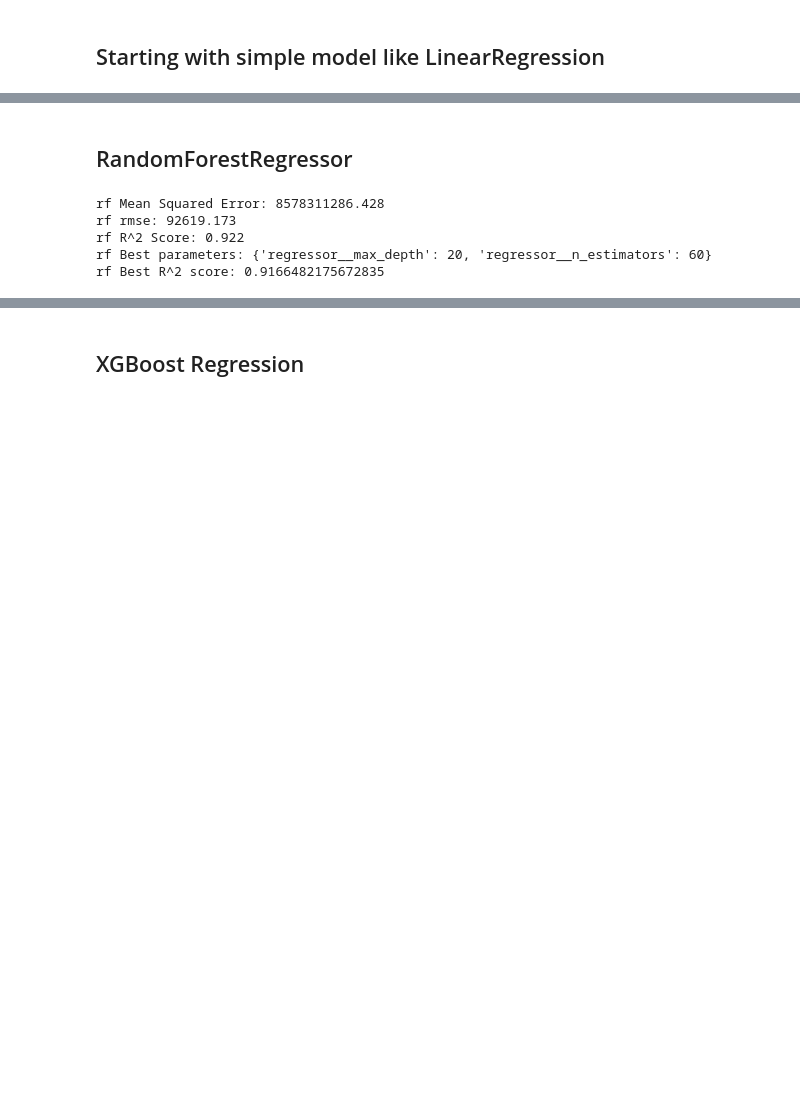
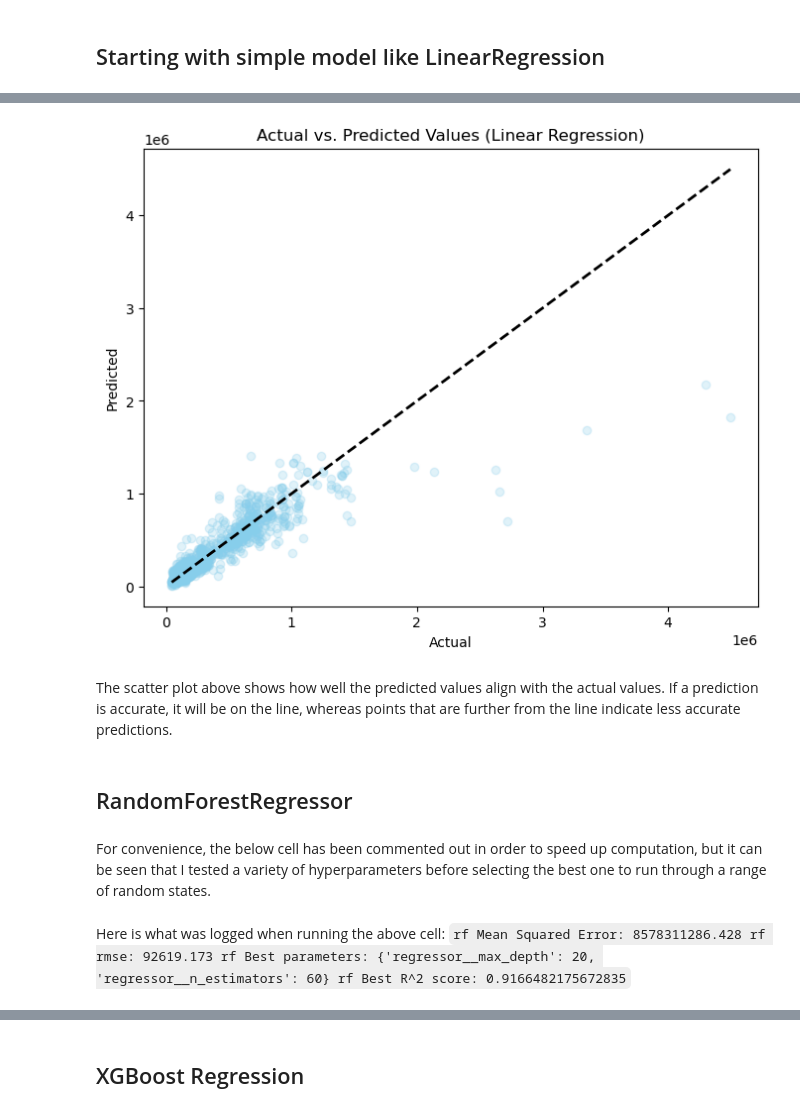
Before and after one commit to angelay1006/CO2_Emissions_Across_Flights, a Jupyter notebook: final_project_source_code.ipynb, the cells around one changed output, grey strips where cells are left out. Cells and saved outputs as stored; diff of their text form; code cells hidden in the pictures; blank space fills up the shorter version.

```diff
--- a/final_prep_2.ipynb
+++ b/final_project_source_code.ipynb
@@ -452,30 +502,50 @@ plt.show()
+# %%
+# plot true vs predicted for linearregressor only
+pipeline.set_params(**{'regressor': LinearRegression()})
+
+pipeline.fit(X_train, y_train)
+y_pred_linear = pipeline.predict(X_test)
+
+# Plotting actual vs predicted values
+plt.figure(figsize=(8, 6))
+plt.scatter(y_test, y_pred_linear, alpha=0.25, color='skyblue')
+plt.plot([y_test.min(), y_test.max()], [y_test.min(), y_test.max()], 'k--', lw=2)  # Diagonal line
+plt.xlabel('Actual')
+plt.ylabel('Predicted')
+plt.title('Actual vs. Predicted Values (Linear Regression)')
+plt.show()
+# %% [output]
+[figure, added]
+# %% [markdown]
+The scatter plot above shows how well the predicted values align with the actual values. If a prediction is accurate, it will be on the line, whereas points that are further from the line indicate less accurate predictions.
 # %% [markdown]
 ## RandomForestRegressor
+# %% [markdown]
+For convenience, the below cell has been commented out in order to speed up computation, but it can be seen that I tested a variety of hyperparameters before selecting the best one to run through a range of random states.
 # %%
-from sklearn.ensemble import RandomForestRegressor
+# from sklearn.ensemble import RandomForestRegressor
 
-rf_pipeline = Pipeline(steps=[('preprocessor', preprocessor),
-                              ('regressor', RandomForestRegressor(random_state=42))])
+# rf_pipeline = Pipeline(steps=[('preprocessor', preprocessor),
+#                               ('regressor', RandomForestRegressor(random_state=42))])
 
-rf_param_grid = {
-    'regressor__n_estimators': [50, 55, 60],
-    'regressor__max_depth': [15, 20, 25]
-}
+# rf_param_grid = {
+#     'regressor__n_estimators': [50, 55, 60],
+#     'regressor__max_depth': [15, 20, 25]
+# }
 
-rf_grid_search = GridSearchCV(rf_pipeline, rf_param_grid, cv=4, scoring='r2')
-rf_grid_search.fit(X_train, y_train)
+# rf_grid_search = GridSearchCV(rf_pipeline, rf_param_grid, cv=4, scoring='r2')
+# rf_grid_search.fit(X_train, y_train)
 
-y_pred = rf_grid_search.predict(X_test)
-print(f'rf Mean Squared Error: {mean_squared_error(y_test, y_pred):.3f}')
-print(f'rf rmse: {np.sqrt(mean_squared_error(y_test, y_pred)):.3f}')
-# print(f'rf R^2 Score: {r2_score(y_test, y_pred):.3f}')
+# y_pred = rf_grid_search.predict(X_test)
+# print(f'rf Mean Squared Error: {mean_squared_error(y_test, y_pred):.3f}')
+# print(f'rf rmse: {np.sqrt(mean_squared_error(y_test, y_pred)):.3f}')
+# # print(f'rf R^2 Score: {r2_score(y_test, y_pred):.3f}')
 
-# print(f'rf Best model: {grid_search.best_model_}')
-print(f'rf Best parameters: {rf_grid_search.best_params_}')
-print(f'rf Best R^2 score: {rf_grid_search.best_score_}')
+# # print(f'rf Best model: {grid_search.best_model_}')
+# print(f'rf Best parameters: {rf_grid_search.best_params_}')
+# print(f'rf Best R^2 score: {rf_grid_search.best_score_}')
-# %% [output]
-rf Mean Squared Error: 8578311286.428
-rf rmse: 92619.173
-rf R^2 Score: 0.922
-rf Best parameters: {'regressor__max_depth': 20, 'regressor__n_estimators': 60}
-rf Best R^2 score: 0.9166482175672835
+# %% [markdown]
+Here is what was logged when running the above cell: `rf Mean Squared Error: 8578311286.428
+rf rmse: 92619.173
+rf Best parameters: {'regressor__max_depth': 20, 'regressor__n_estimators': 60}
+rf Best R^2 score: 0.9166482175672835`
```
Also changed, not shown: parts of 17 cells of this notebook, 9 other files.
